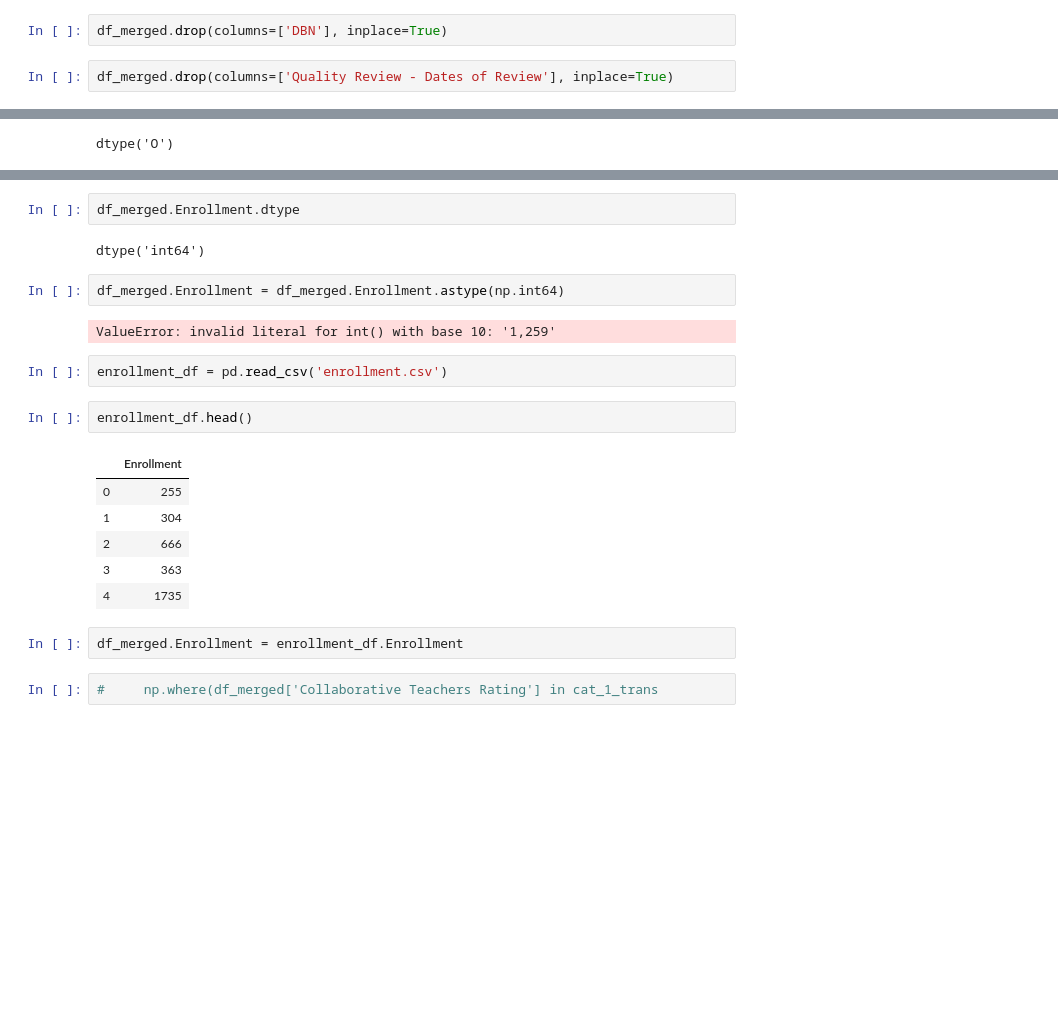
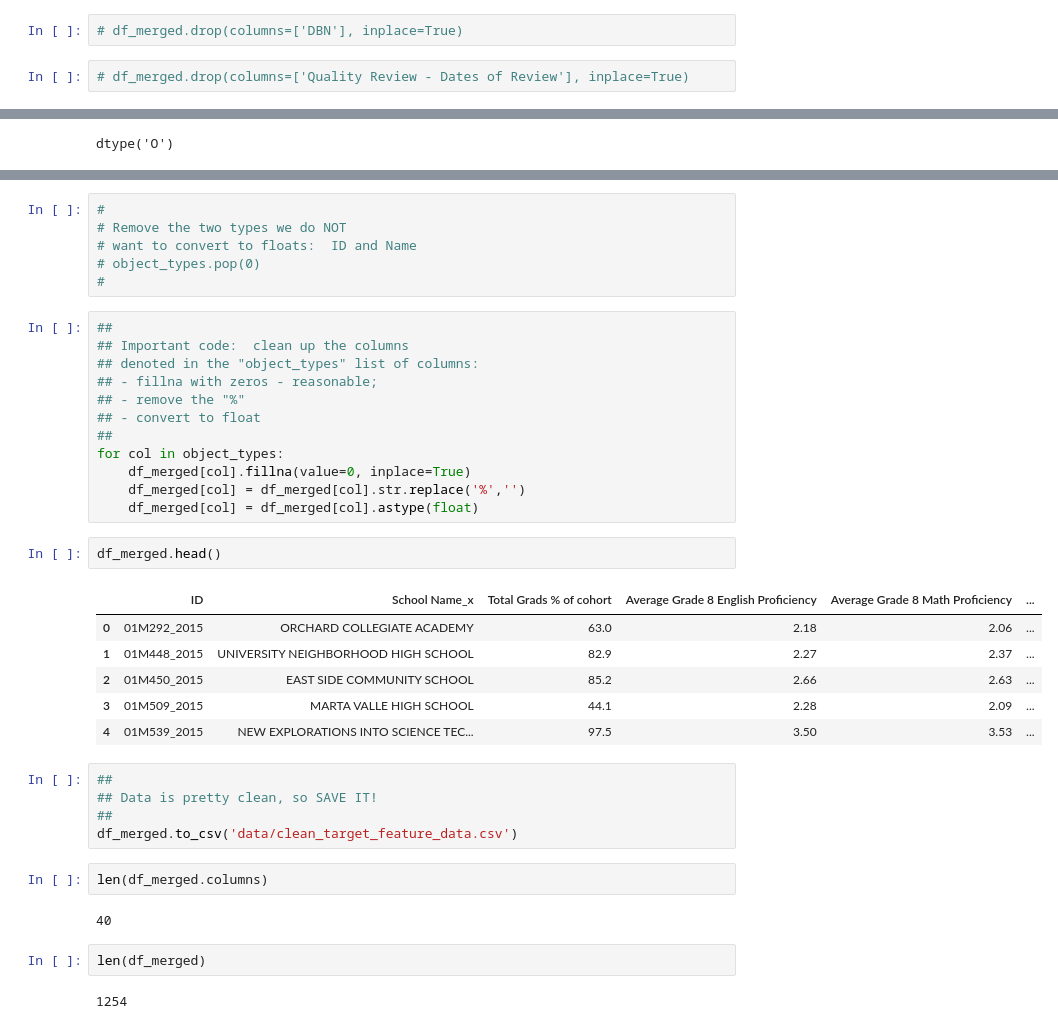
Before and after one commit to markabrennan/NYC-HS-Success, a Jupyter notebook: Prelim-EDA.ipynb, the cells around one changed output, grey strips where cells are left out. Cells and saved outputs as stored; diff of their text form; blank space fills up the shorter version.

Commit message:
more cleaning and synthesizing class labels.

```diff
--- a/Prelim-EDA.ipynb
+++ b/Prelim-EDA.ipynb
@@ -566,7 +592,7 @@ df_merged.drop(columns=['Quality Review - How well does the school allocate and
 # %%
-df_merged.drop(columns=['DBN'], inplace=True)
+# df_merged.drop(columns=['DBN'], inplace=True)
 # %%
-df_merged.drop(columns=['Quality Review - Dates of Review'], inplace=True)
+# df_merged.drop(columns=['Quality Review - Dates of Review'], inplace=True)
 # %%
 df_merged.describe()
 # %% [output]
@@ -856,26 +897,43 @@ object_types
  'Supportive Environment - Percent Positive',
  'Teacher Attendance Rate',
  'Trust - Percent Positive']
-# %%
-df_merged.Enrollment.dtype
-# %% [output]
-dtype('int64')
-# %%
-df_merged.Enrollment = df_merged.Enrollment.astype(np.int64)
-# %% [output]
-ValueError: invalid literal for int() with base 10: '1,259'
-# %%
-enrollment_df = pd.read_csv('enrollment.csv')
+# %%
+#
+# Remove the two types we do NOT
+# want to convert to floats:  ID and Name
+# object_types.pop(0)
+#
+# %%
+##
+## Important code:  clean up the columns
+## denoted in the "object_types" list of columns:
+## - fillna with zeros - reasonable;
+## - remove the "%"
+## - convert to float
+##
+for col in object_types:
+    df_merged[col].fillna(value=0, inplace=True)
+    df_merged[col] = df_merged[col].str.replace('%','')
+    df_merged[col] = df_merged[col].astype(float)
 # %%
-enrollment_df.head()
+df_merged.head()
 # %% [output]
-|  | Enrollment |
-| 0 | 255 |
-| 1 | 304 |
-| 2 | 666 |
-| 3 | 363 |
-| 4 | 1735 |
+|  | ID | School Name_x | Total Grads % of cohort | Average Grade 8 English Proficiency | Average Grade 8 Math Proficiency | ... |
+| 0 | 01M292_2015 | ORCHARD COLLEGIATE ACADEMY | 63.0 | 2.18 | 2.06 | ... |
+| 1 | 01M448_2015 | UNIVERSITY NEIGHBORHOOD HIGH SCHOOL | 82.9 | 2.27 | 2.37 | ... |
+| 2 | 01M450_2015 | EAST SIDE COMMUNITY SCHOOL | 85.2 | 2.66 | 2.63 | ... |
+| 3 | 01M509_2015 | MARTA VALLE HIGH SCHOOL | 44.1 | 2.28 | 2.09 | ... |
+| 4 | 01M539_2015 | NEW EXPLORATIONS INTO SCIENCE TEC... | 97.5 | 3.50 | 3.53 | ... |
-# %%
-df_merged.Enrollment = enrollment_df.Enrollment
-# %%
-#     np.where(df_merged['Collaborative Teachers Rating'] in cat_1_trans
+# %%
+##
+## Data is pretty clean, so SAVE IT!
+##
+df_merged.to_csv('data/clean_target_feature_data.csv')
+# %%
+len(df_merged.columns)
+# %% [output]
+40
+# %%
+len(df_merged)
+# %% [output]
+1254
```
Also changed, not shown: parts of 59 cells of this notebook, 2 other files.
